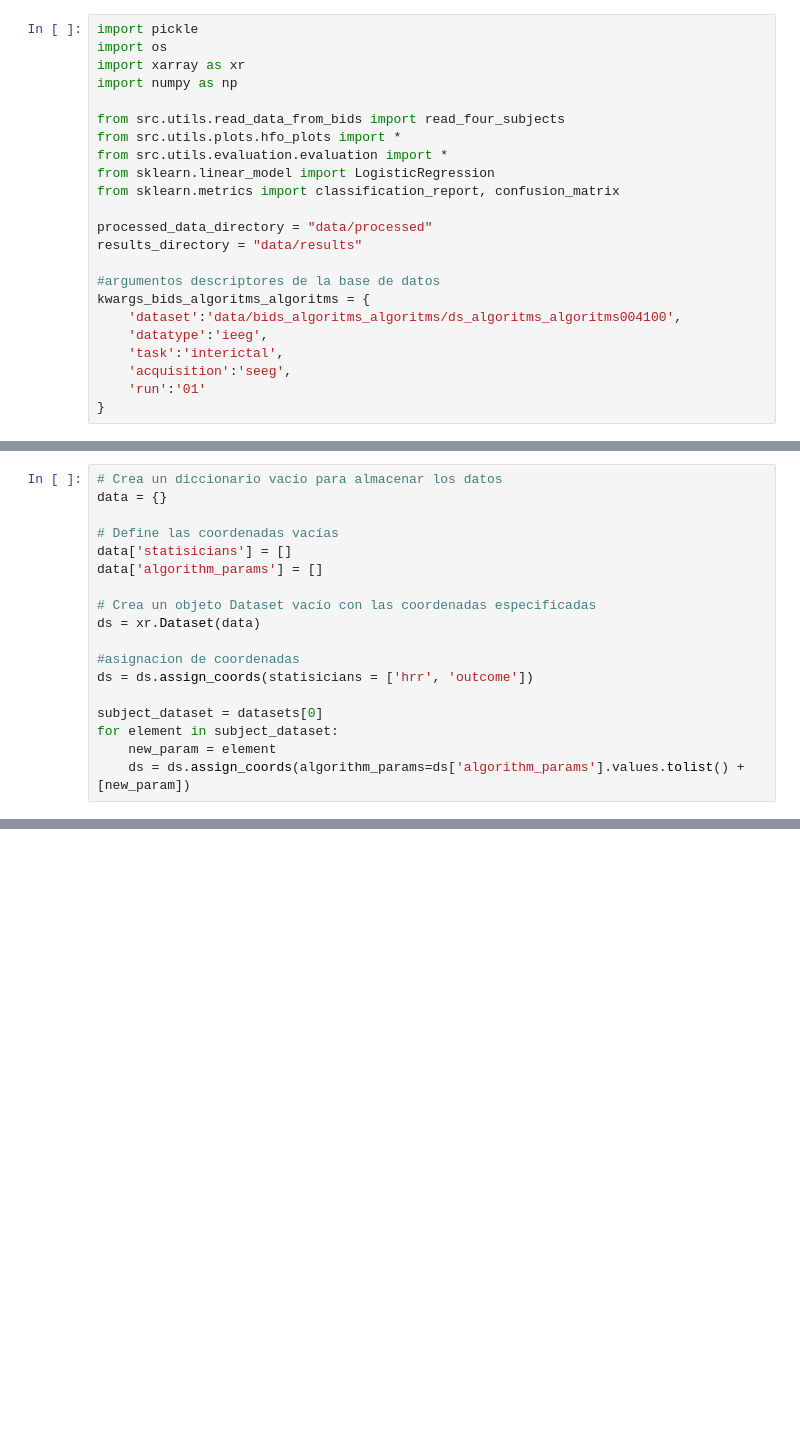
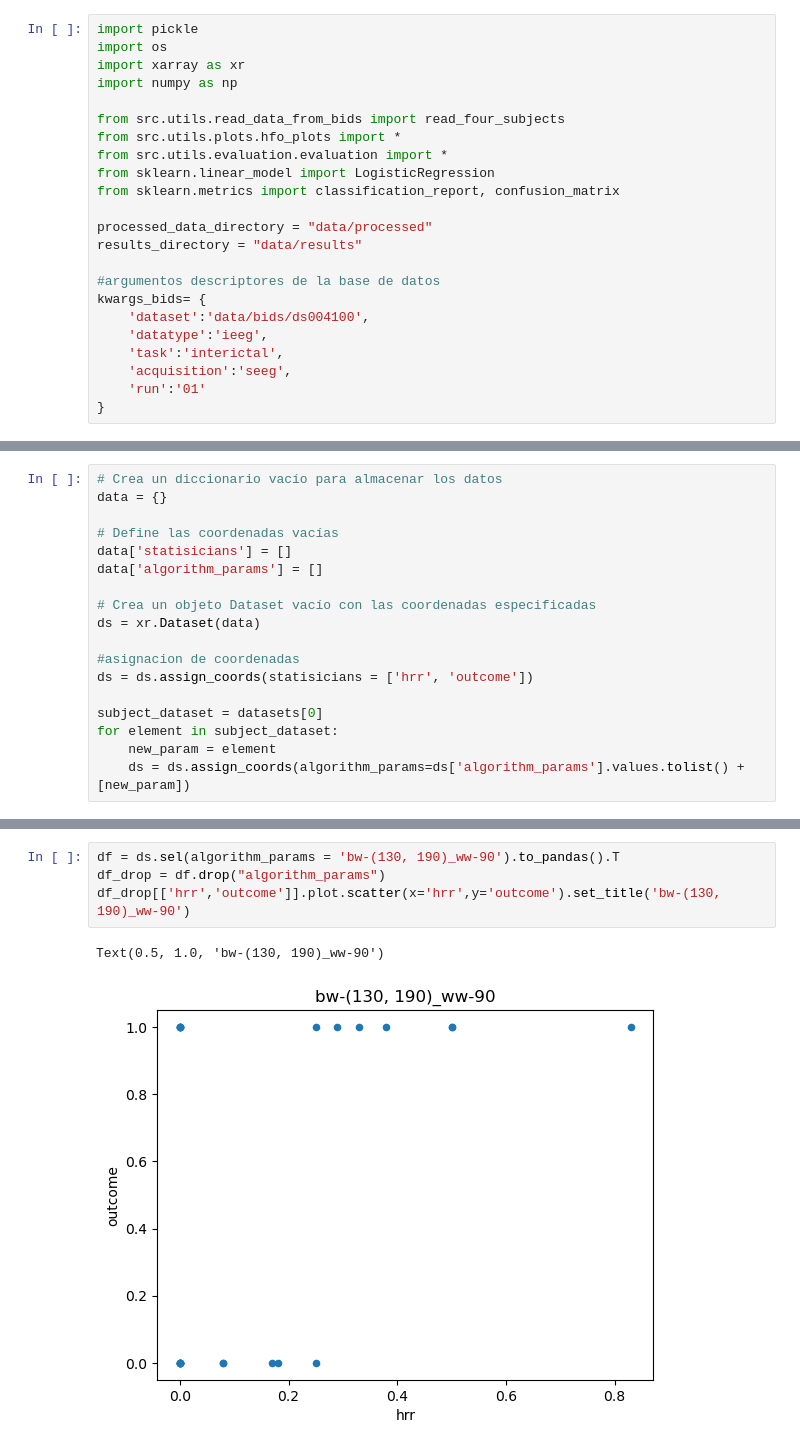
Before and after one commit to fericazatti/CODETESIS, a Jupyter notebook: analysis.ipynb, the cells around one changed output, grey strips where cells are left out. Saved outputs shown, nothing was run; the diff lists cells and outputs as text; blank space fills up the shorter version.

```diff
--- a/analysis.ipynb
+++ b/analysis.ipynb
@@ -20,8 +29,8 @@ processed_data_directory = "data/processed"
 results_directory = "data/results"
 
 #argumentos descriptores de la base de datos
-kwargs_bids_algoritms_algoritms = {
-    'dataset':'data/bids_algoritms_algoritms/ds_algoritms_algoritms004100',
+kwargs_bids= {
+    'dataset':'data/bids/ds004100',
     'datatype':'ieeg',
     'task':'interictal',
     'acquisition':'seeg',
@@ -172,0 +132,7 @@ Data variables: (12/24)
+# %%
+df = ds.sel(algorithm_params = 'bw-(130, 190)_ww-90').to_pandas().T
+df_drop = df.drop("algorithm_params")
+df_drop[['hrr','outcome']].plot.scatter(x='hrr',y='outcome').set_title('bw-(130, 190)_ww-90')
+# %% [output]
+Text(0.5, 1.0, 'bw-(130, 190)_ww-90')
+[figure, added]
```
Also changed, not shown: parts of 8 cells of this notebook.
